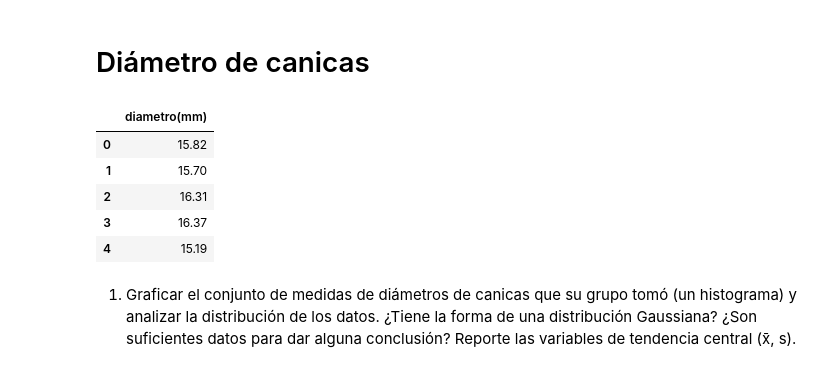
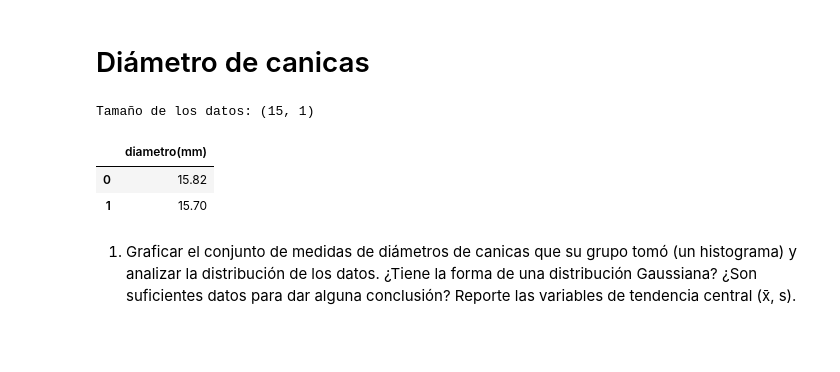
Before and after one commit to JD314/fisica_experimental, a Jupyter notebook: estiven/notebooks/tarea_1_geiger.ipynb, the cells around one changed output. Cells and saved outputs as stored; diff of their text form; code cells hidden in the pictures; blank space fills up the shorter version.

```diff
--- a/estiven/notebooks/tarea_1_geiger.ipynb
+++ b/estiven/notebooks/tarea_1_geiger.ipynb
@@ -11,14 +17,13 @@ from scipy.stats import poisson
 # %%
 # data = pd.read_excel('D:/Estiven/Datos/Proyectos/fisica_experimental/estiven/data/raw/tarea_1_datos_geiger_canicas.xlsx', sheet_name='diametro_canicas')
 data_canicas_json = '{"diametro(mm)":{"0":15.82,"1":15.7,"2":16.31,"3":16.37,"4":15.19,"5":15.77,"6":16.05,"7":15.59,"8":15.61,"9":15.47,"10":15.82,"11":15.43,"12":16.51,"13":15.67,"14":15.64}}'
 data_canicas = pd.read_json(data_canicas_json).sort_index()
-data_canicas.head()
+print(f'Tamaño de los datos: {data_canicas.shape}')
+data_canicas.head(2)
 # %% [output]
+Tamaño de los datos: (15, 1)
 |  | diametro(mm) |
 | 0 | 15.82 |
 | 1 | 15.70 |
-| 2 | 16.31 |
-| 3 | 16.37 |
-| 4 | 15.19 |
 # %% [markdown]
 1. Graficar el conjunto de medidas de diámetros de canicas que su grupo tomó (un histograma) y analizar la distribución de los datos. ¿Tiene la forma de una distribución Gaussiana? ¿Son suficientes datos para dar alguna conclusión? Reporte las variables de tendencia central (x̄, s).
```
Also changed, not shown: parts of 24 cells of this notebook, 1 other file.
